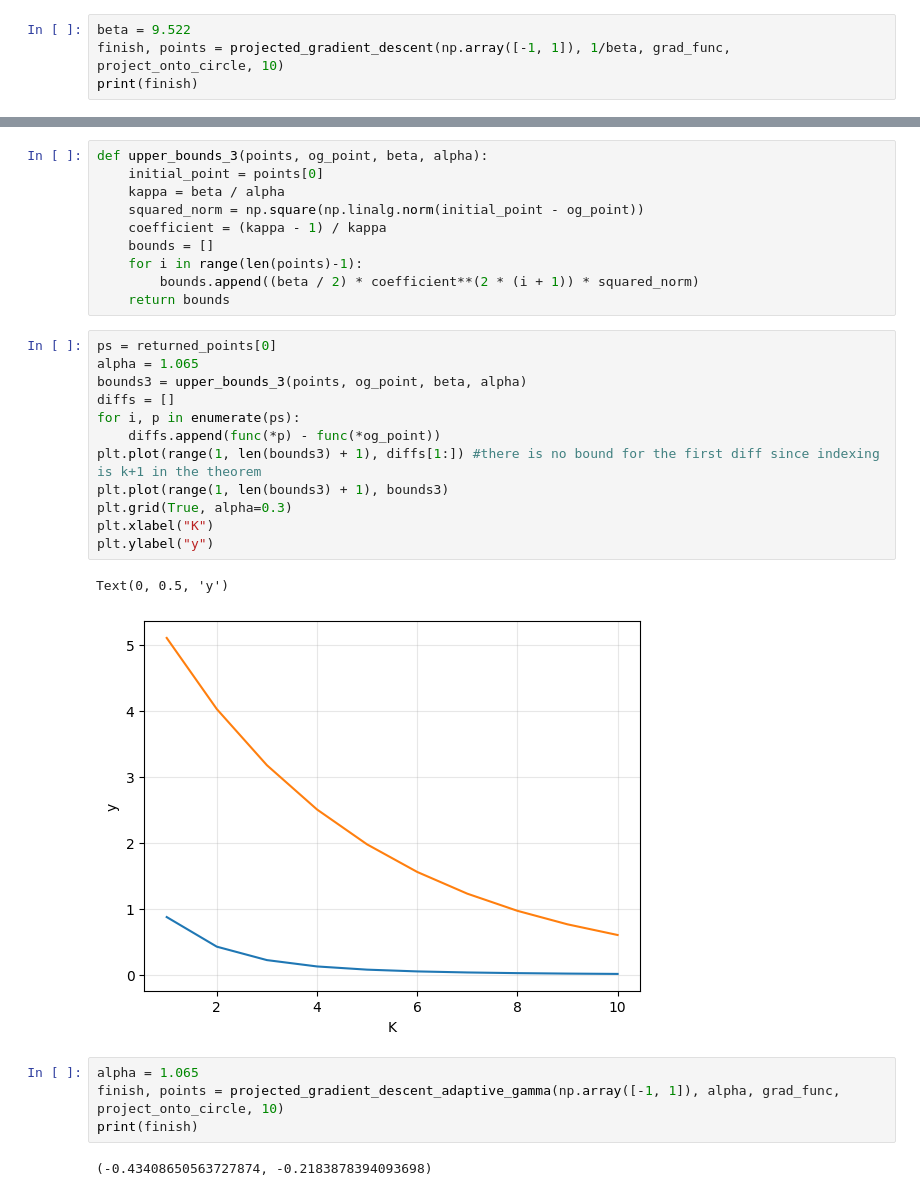
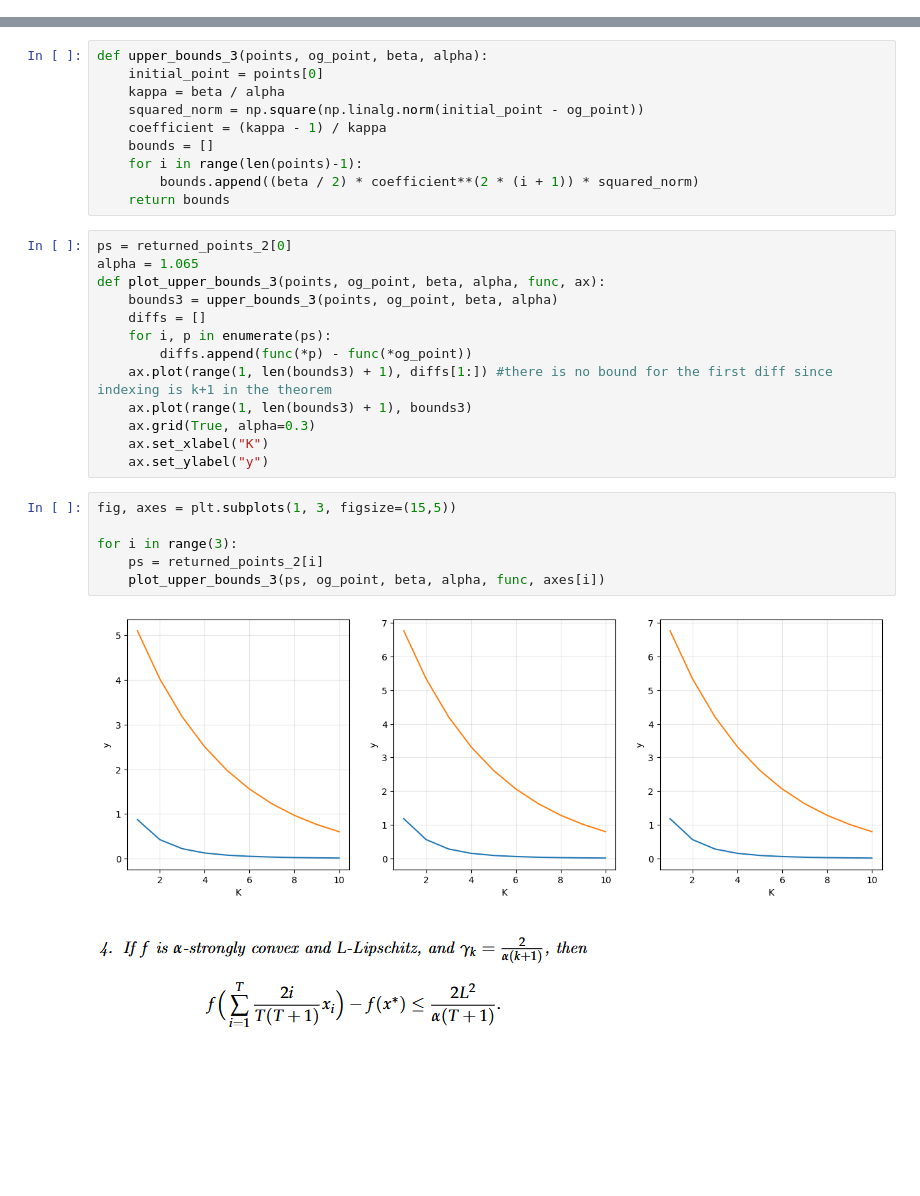
Before and after one commit to MatejVre/Gradient_Descent_Part_1, a Jupyter notebook: gradient_descent.ipynb, the cells around one changed output, grey strips where cells are left out. Drawn from its saved outputs; the diff is of its cells as text; blank space fills up the shorter version.

```diff
--- a/gradient_descent.ipynb
+++ b/gradient_descent.ipynb
@@ -156,4 +160,0 @@ def grad_func(x, y):
-# %%
-beta = 9.522
-finish, points = projected_gradient_descent(np.array([-1, 1]), 1/beta, grad_func, project_onto_circle, 10)
-print(finish)
@@ -230,24 +293,26 @@ def upper_bounds_3(points, og_point, beta, alpha):
         bounds.append((beta / 2) * coefficient**(2 * (i + 1)) * squared_norm)
     return bounds
 # %%
-ps = returned_points[0]
+ps = returned_points_2[0]
 alpha = 1.065
-bounds3 = upper_bounds_3(points, og_point, beta, alpha)
-diffs = []
-for i, p in enumerate(ps):
-    diffs.append(func(*p) - func(*og_point))
-plt.plot(range(1, len(bounds3) + 1), diffs[1:]) #there is no bound for the first diff since indexing is k+1 in the theorem
-plt.plot(range(1, len(bounds3) + 1), bounds3)
-plt.grid(True, alpha=0.3)
-plt.xlabel("K")
-plt.ylabel("y")
+def plot_upper_bounds_3(points, og_point, beta, alpha, func, ax):
+    bounds3 = upper_bounds_3(points, og_point, beta, alpha)
+    diffs = []
+    for i, p in enumerate(ps):
+        diffs.append(func(*p) - func(*og_point))
+    ax.plot(range(1, len(bounds3) + 1), diffs[1:]) #there is no bound for the first diff since indexing is k+1 in the theorem
+    ax.plot(range(1, len(bounds3) + 1), bounds3)
+    ax.grid(True, alpha=0.3)
+    ax.set_xlabel("K")
+    ax.set_ylabel("y")
-# %% [output]
-Text(0, 0.5, 'y')
-[figure, removed]
-# %%
-alpha = 1.065
-finish, points = projected_gradient_descent_adaptive_gamma(np.array([-1, 1]), alpha, grad_func, project_onto_circle, 10)
-print(finish)
-# %% [output]
-(-0.43408650563727874, -0.2183878394093698)
+# %%
+fig, axes = plt.subplots(1, 3, figsize=(15,5))
+
+for i in range(3):
+    ps = returned_points_2[i]
+    plot_upper_bounds_3(ps, og_point, beta, alpha, func, axes[i])
+# %% [output]
+[figure, added]
+# %% [markdown]
+![image.png](attachment:image.png)
 # %%
```
Also changed, not shown: parts of 22 cells of this notebook.
